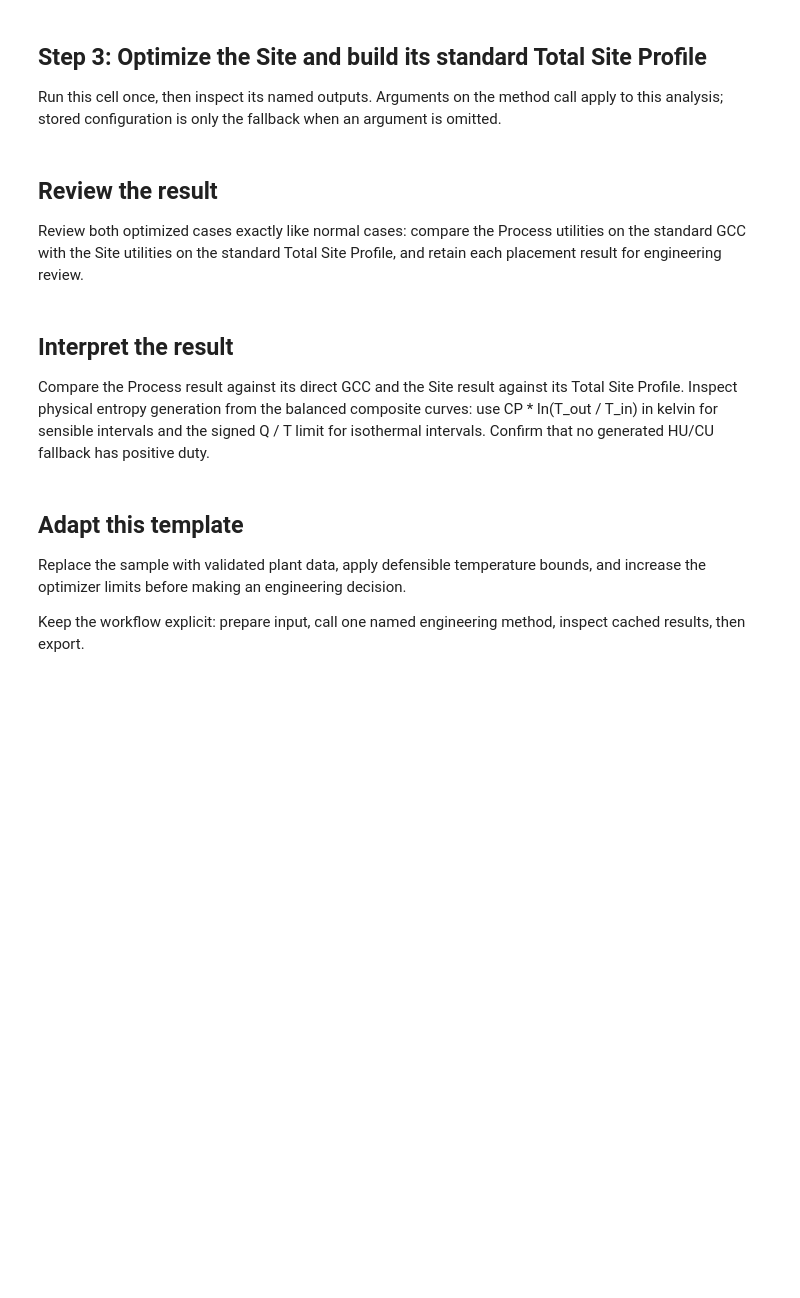
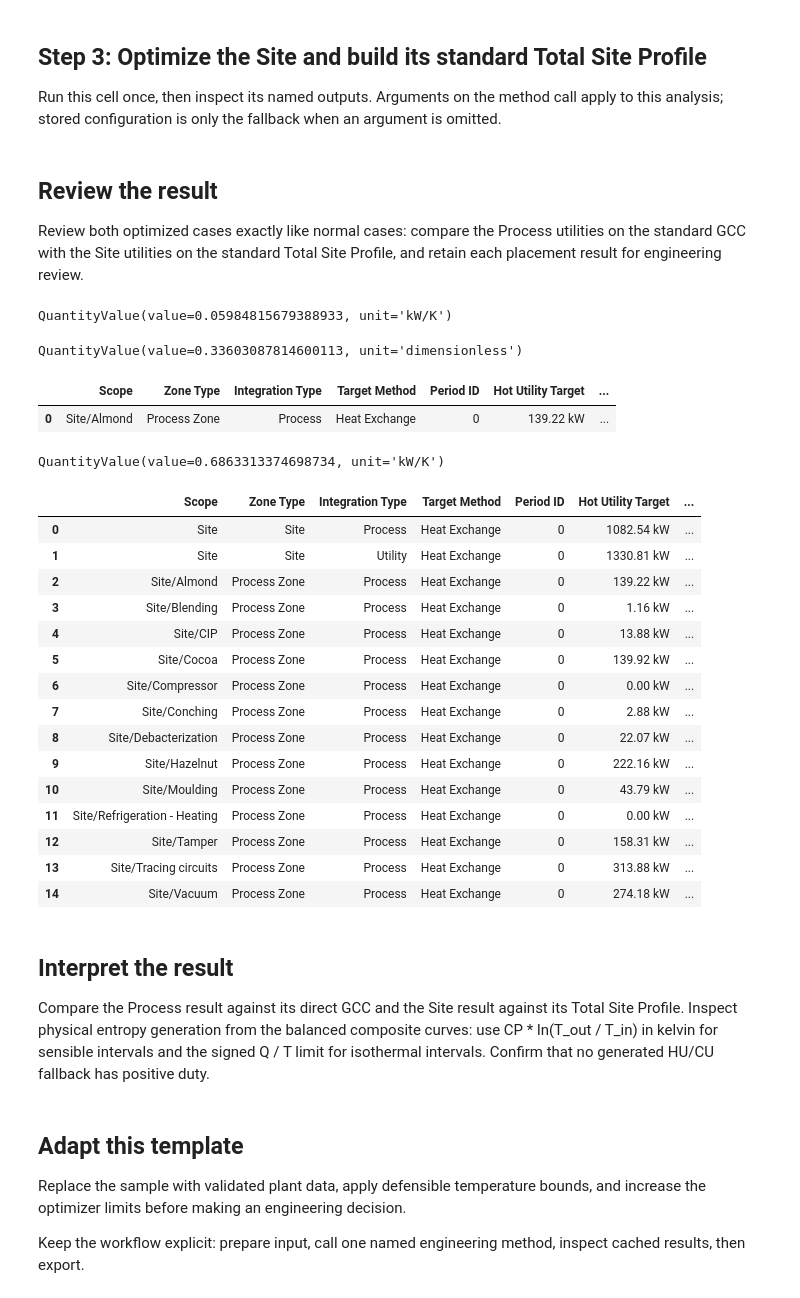
Before and after one commit to waikato-ahuora-smart-energy-systems/OpenPinch, a Jupyter notebook: OpenPinch/data/notebooks/19_utility_placement_optimisation.ipynb, the cells around one changed output. Cells and saved outputs as stored; diff of their text form; code cells hidden in the pictures; blank space fills up the shorter version.

```diff
--- a/OpenPinch/data/notebooks/19_utility_placement_optimisation.ipynb
+++ b/OpenPinch/data/notebooks/19_utility_placement_optimisation.ipynb
@@ -41,6 +41,10 @@ search_options = {
     "candidate_limit": 2,
     "run_count": 1,
 }
+process_maximum_duties = {
+    f"hot_{suffix}": 20.0
+    for suffix in ("iso_1", "iso_2", "sensible_1", "sensible_2")
+}
 # %% [markdown]
 ## Step 2: Optimize a Process Zone and build its standard GCC
 
@@ -51,17 +55,28 @@ process_case = problem.target.utility_placement(
     sensible=2,
     zone="Almond",
     period_ids=("0",),
+    maximum_duties=process_maximum_duties,
     options=search_options,
 )
 process_evidence = process_case.utility_placement_result
 process_objective = process_evidence.best.aggregate_objective
+process_fallback_penalty = process_evidence.best.fallback_penalty
 process_utilities = process_case.to_problem_json()["utilities"]
-assert len(process_utilities) == 8
+process_named_utilities = [
+    utility
+    for utility in process_utilities
+    if utility["name"] not in {"HU", "CU"}
+]
+assert len(process_named_utilities) == 8
 assert_reversed_utility_pairs(process_utilities)
-assert all(
-    utility["name"].strip().casefold() not in {"hu", "cu"}
-    for utility in process_utilities
-)
+assert process_fallback_penalty.value > 0.0
+assert any(utility["name"] == "HU" for utility in process_utilities)
+for utility in process_named_utilities:
+    maximum = process_maximum_duties.get(utility["name"])
+    if maximum is not None:
+        assert utility["maximum_heat_flow"] == {
+            "value": maximum, "unit": "kW"
+        }
 process_hot_targets = [
     utility["t_target"]["value"]
     for utility in process_utilities
@@ -83,6 +98,13 @@ process_case = workspace.add(
 process_case.target.direct_heat_integration(
     zone="Almond", period_id="0"
 )
+process_zone = process_case.master_zone.get_subzone("Almond")
+assert all(
+    utility.heat_flow.value <= process_maximum_duties[utility.name] + 1e-9
+    for utility in process_zone.hot_utilities
+    if utility.name in process_maximum_duties
+)
+assert process_zone.hot_utilities.get_stream_by_name("HU").heat_flow.value > 0.0
 process_summary = process_case.summary_frame()
 process_gcc = process_case.plot.grand_composite_curve(
     zone_name="Almond"
@@ -131,12 +153,35 @@ Review both optimized cases exactly like normal cases: compare the Process utili
 # %%
 from IPython.display import display
 
 display(process_objective)
+display(process_fallback_penalty)
 display(process_summary)
 display(process_gcc)
 display(site_objective)
 display(site_summary)
 display(site_tsp)
+# %% [output]
+QuantityValue(value=0.05984815679388933, unit='kW/K')
+QuantityValue(value=0.33603087814600113, unit='dimensionless')
+|  | Scope | Zone Type | Integration Type | Target Method | Period ID | Hot Utility Target | ... |
+| 0 | Site/Almond | Process Zone | Process | Heat Exchange | 0 | 139.22 kW | ... |
+QuantityValue(value=0.6863313374698734, unit='kW/K')
+|  | Scope | Zone Type | Integration Type | Target Method | Period ID | Hot Utility Target | ... |
+| 0 | Site | Site | Process | Heat Exchange | 0 | 1082.54 kW | ... |
+| 1 | Site | Site | Utility | Heat Exchange | 0 | 1330.81 kW | ... |
+| 2 | Site/Almond | Process Zone | Process | Heat Exchange | 0 | 139.22 kW | ... |
+| 3 | Site/Blending | Process Zone | Process | Heat Exchange | 0 | 1.16 kW | ... |
+| 4 | Site/CIP | Process Zone | Process | Heat Exchange | 0 | 13.88 kW | ... |
+| 5 | Site/Cocoa | Process Zone | Process | Heat Exchange | 0 | 139.92 kW | ... |
+| 6 | Site/Compressor | Process Zone | Process | Heat Exchange | 0 | 0.00 kW | ... |
+| 7 | Site/Conching | Process Zone | Process | Heat Exchange | 0 | 2.88 kW | ... |
+| 8 | Site/Debacterization | Process Zone | Process | Heat Exchange | 0 | 22.07 kW | ... |
+| 9 | Site/Hazelnut | Process Zone | Process | Heat Exchange | 0 | 222.16 kW | ... |
+| 10 | Site/Moulding | Process Zone | Process | Heat Exchange | 0 | 43.79 kW | ... |
+| 11 | Site/Refrigeration - Heating | Process Zone | Process | Heat Exchange | 0 | 0.00 kW | ... |
+| 12 | Site/Tamper | Process Zone | Process | Heat Exchange | 0 | 158.31 kW | ... |
+| 13 | Site/Tracing circuits | Process Zone | Process | Heat Exchange | 0 | 313.88 kW | ... |
+| 14 | Site/Vacuum | Process Zone | Process | Heat Exchange | 0 | 274.18 kW | ... |
 # %% [markdown]
 ## Interpret the result
 
```
Also changed, not shown: 39 other files.
